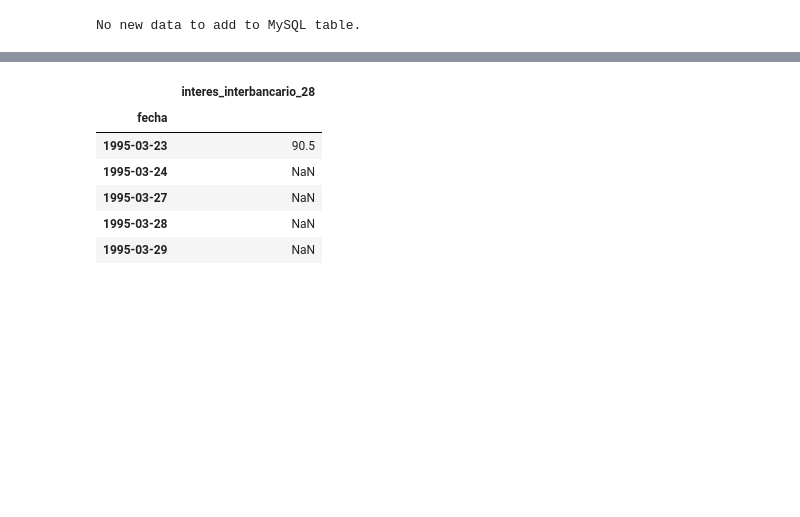
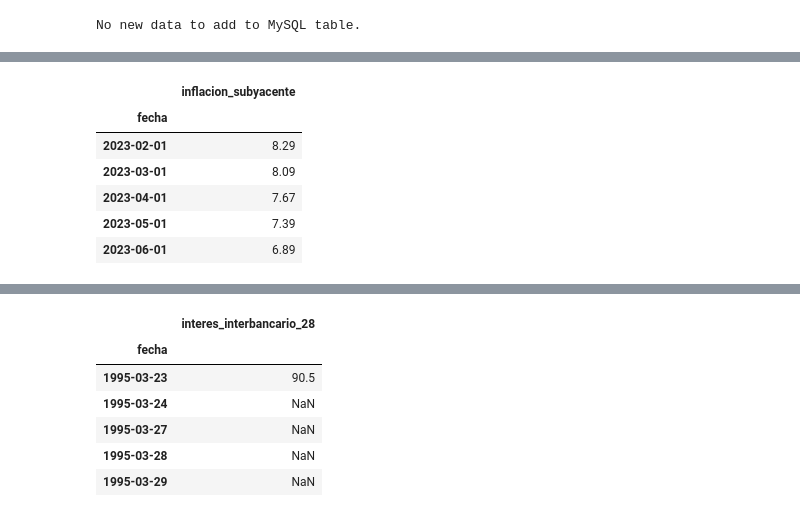
Before and after one commit to EliasCA93/Mexican_BI, a Jupyter notebook: Data_gathering.ipynb, the cells around one changed output, grey strips where cells are left out. Drawn from its saved outputs; the diff is of its cells as text; code cells hidden in the pictures; blank space fills up the shorter version.

```diff
--- a/Data_gathering.ipynb
+++ b/Data_gathering.ipynb
@@ -350,0 +373,10 @@ No new data to add to MySQL table.
+# %%
+inflacion_subyacente.tail()
+# %% [output]
+|  | inflacion_subyacente |
+| fecha |  |
+| 2023-02-01 | 8.29 |
+| 2023-03-01 | 8.09 |
+| 2023-04-01 | 7.67 |
+| 2023-05-01 | 7.39 |
+| 2023-06-01 | 6.89 |
```
Also changed, not shown: parts of 27 cells of this notebook.
